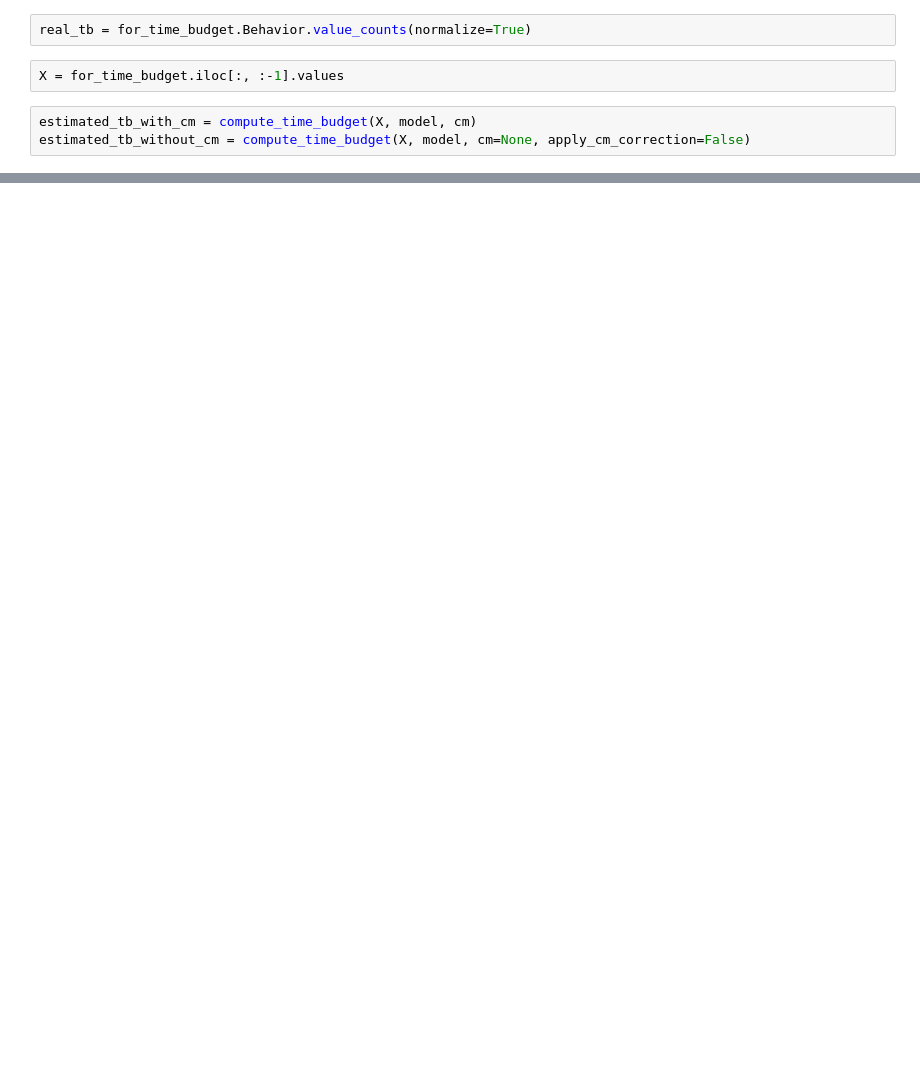
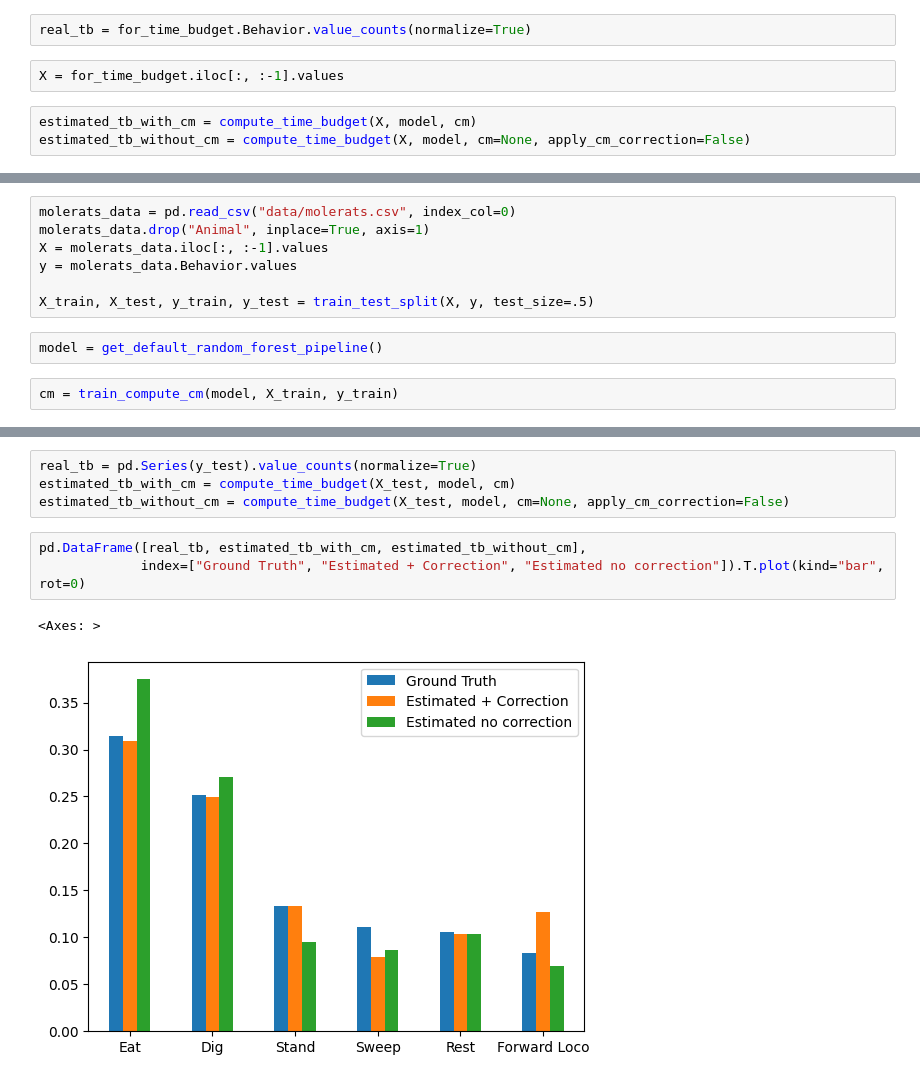
Before and after one commit to Hezi-Resheff/pyecoacc, a Jupyter notebook: examples/time_budgets.ipynb, the cells around one changed output, grey strips where cells are left out. Cells and saved outputs as stored; diff of their text form; blank space fills up the shorter version.

```diff
--- a/examples/time_budgets.ipynb
+++ b/examples/time_budgets.ipynb
@@ -68,0 +77,11 @@ pd.DataFrame([real_tb, estimated_tb_with_cm, estimated_tb_without_cm],
+# %%
+molerats_data = pd.read_csv("data/molerats.csv", index_col=0)
+molerats_data.drop("Animal", inplace=True, axis=1)
+X = molerats_data.iloc[:, :-1].values
+y = molerats_data.Behavior.values
+
+X_train, X_test, y_train, y_test = train_test_split(X, y, test_size=.5)
+# %%
+model = get_default_random_forest_pipeline()
+# %%
+cm = train_compute_cm(model, X_train, y_train)
@@ -68,0 +98,10 @@ pd.DataFrame([real_tb, estimated_tb_with_cm, estimated_tb_without_cm],
+# %%
+real_tb = pd.Series(y_test).value_counts(normalize=True)
+estimated_tb_with_cm = compute_time_budget(X_test, model, cm)
+estimated_tb_without_cm = compute_time_budget(X_test, model, cm=None, apply_cm_correction=False)
+# %%
+pd.DataFrame([real_tb, estimated_tb_with_cm, estimated_tb_without_cm],
+             index=["Ground Truth", "Estimated + Correction", "Estimated no correction"]).T.plot(kind="bar", rot=0)
+# %% [output]
+<Axes: >
+[figure, added]
```
Also changed, not shown: parts of 10 cells of this notebook, 2 other files.
